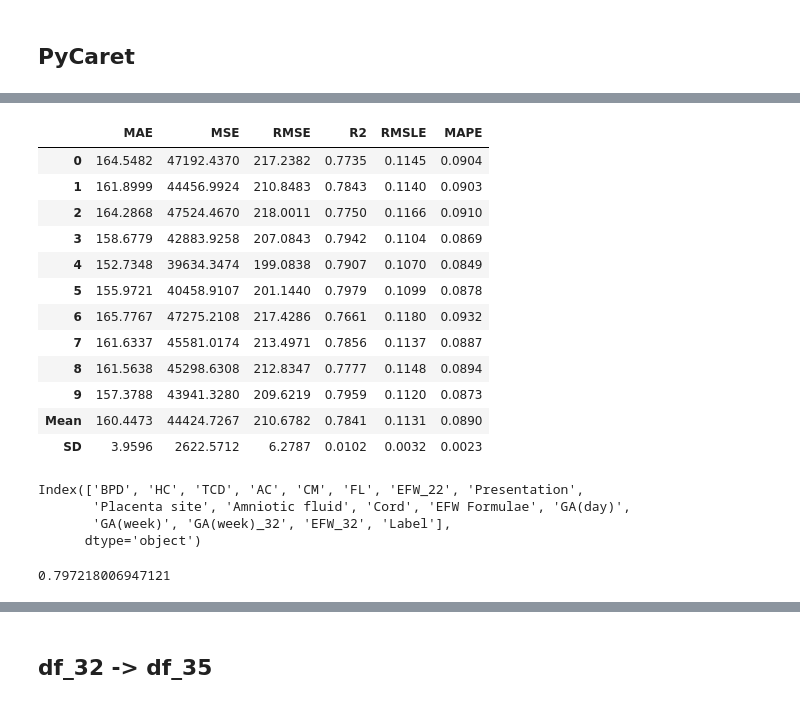
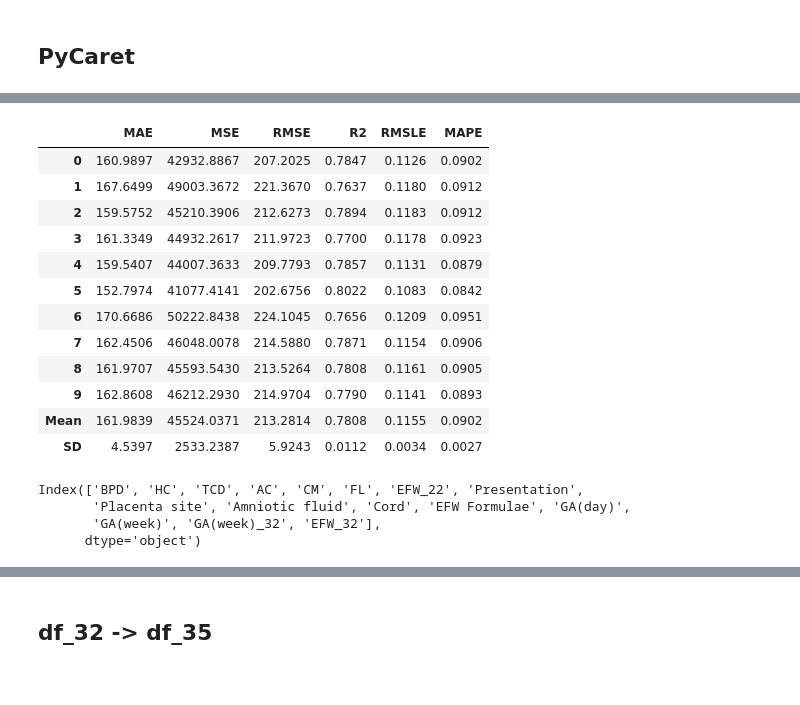
Before and after one commit to Dragooz/Forecasting-Fetal-Growth-with-Antenatal-Information, a Jupyter notebook: FGR Study.ipynb, the cells around one changed output, grey strips where cells are left out. Saved outputs shown, nothing was run; the diff lists cells and outputs as text; code cells hidden in the pictures.

```diff
--- a/FGR Study.ipynb
+++ b/FGR Study.ipynb
@@ -1083,17 +1211,24 @@ LGBMRegressor(boosting_type='gbdt', class_weight=None, colsample_bytree=1.0,
 # %%
-model_ = create_model('lightgbm')
+model_ = create_model('lasso')#best
 # %% [output]
 |  | MAE | MSE | RMSE | R2 | RMSLE | MAPE |
-| 0 | 164.5482 | 47192.4370 | 217.2382 | 0.7735 | 0.1145 | 0.0904 |
-| 1 | 161.8999 | 44456.9924 | 210.8483 | 0.7843 | 0.1140 | 0.0903 |
-| 2 | 164.2868 | 47524.4670 | 218.0011 | 0.7750 | 0.1166 | 0.0910 |
-| 3 | 158.6779 | 42883.9258 | 207.0843 | 0.7942 | 0.1104 | 0.0869 |
-| 4 | 152.7348 | 39634.3474 | 199.0838 | 0.7907 | 0.1070 | 0.0849 |
-| 5 | 155.9721 | 40458.9107 | 201.1440 | 0.7979 | 0.1099 | 0.0878 |
-| 6 | 165.7767 | 47275.2108 | 217.4286 | 0.7661 | 0.1180 | 0.0932 |
-| 7 | 161.6337 | 45581.0174 | 213.4971 | 0.7856 | 0.1137 | 0.0887 |
-| 8 | 161.5638 | 45298.6308 | 212.8347 | 0.7777 | 0.1148 | 0.0894 |
-| 9 | 157.3788 | 43941.3280 | 209.6219 | 0.7959 | 0.1120 | 0.0873 |
-| Mean | 160.4473 | 44424.7267 | 210.6782 | 0.7841 | 0.1131 | 0.0890 |
-| SD | 3.9596 | 2622.5712 | 6.2787 | 0.0102 | 0.0032 | 0.0023 |
+| 0 | 160.9897 | 42932.8867 | 207.2025 | 0.7847 | 0.1126 | 0.0902 |
+| 1 | 167.6499 | 49003.3672 | 221.3670 | 0.7637 | 0.1180 | 0.0912 |
+| 2 | 159.5752 | 45210.3906 | 212.6273 | 0.7894 | 0.1183 | 0.0912 |
+| 3 | 161.3349 | 44932.2617 | 211.9723 | 0.7700 | 0.1178 | 0.0923 |
+| 4 | 159.5407 | 44007.3633 | 209.7793 | 0.7857 | 0.1131 | 0.0879 |
+| 5 | 152.7974 | 41077.4141 | 202.6756 | 0.8022 | 0.1083 | 0.0842 |
+| 6 | 170.6686 | 50222.8438 | 224.1045 | 0.7656 | 0.1209 | 0.0951 |
+| 7 | 162.4506 | 46048.0078 | 214.5880 | 0.7871 | 0.1154 | 0.0906 |
+| 8 | 161.9707 | 45593.5430 | 213.5264 | 0.7808 | 0.1161 | 0.0905 |
+| 9 | 162.8608 | 46212.2930 | 214.9704 | 0.7790 | 0.1141 | 0.0893 |
+| Mean | 161.9839 | 45524.0371 | 213.2814 | 0.7808 | 0.1155 | 0.0902 |
+| SD | 4.5397 | 2533.2387 | 5.9243 | 0.0112 | 0.0034 | 0.0027 |
+# %%
+df_test_22_32_10.columns
+# %% [output]
+Index(['BPD', 'HC', 'TCD', 'AC', 'CM', 'FL', 'EFW_22', 'Presentation',
+       'Placenta site', 'Amniotic fluid', 'Cord', 'EFW Formulae', 'GA(day)',
+       'GA(week)', 'GA(week)_32', 'EFW_32'],
+      dtype='object')
 # %%
@@ -1101,8 +1236 @@ predicted = predict_model(model_, df_train_22_32_test)
-# %%
-predicted.columns
-# %% [output]
-Index(['BPD', 'HC', 'TCD', 'AC', 'CM', 'FL', 'EFW_22', 'Presentation',
-       'Placenta site', 'Amniotic fluid', 'Cord', 'EFW Formulae', 'GA(day)',
-       'GA(week)', 'GA(week)_32', 'EFW_32', 'Label'],
-      dtype='object')
 # %%
@@ -1114,7 +1239,3 @@ y_pred = predicted['Label']
 
 r2 = r2_score(y_true, y_pred)
 rmse = math.sqrt(mean_squared_error(y_true, y_pred))
-# %%
-r2
-# %% [output]
-0.797218006947121
```
Also changed, not shown: parts of 137 cells of this notebook.
